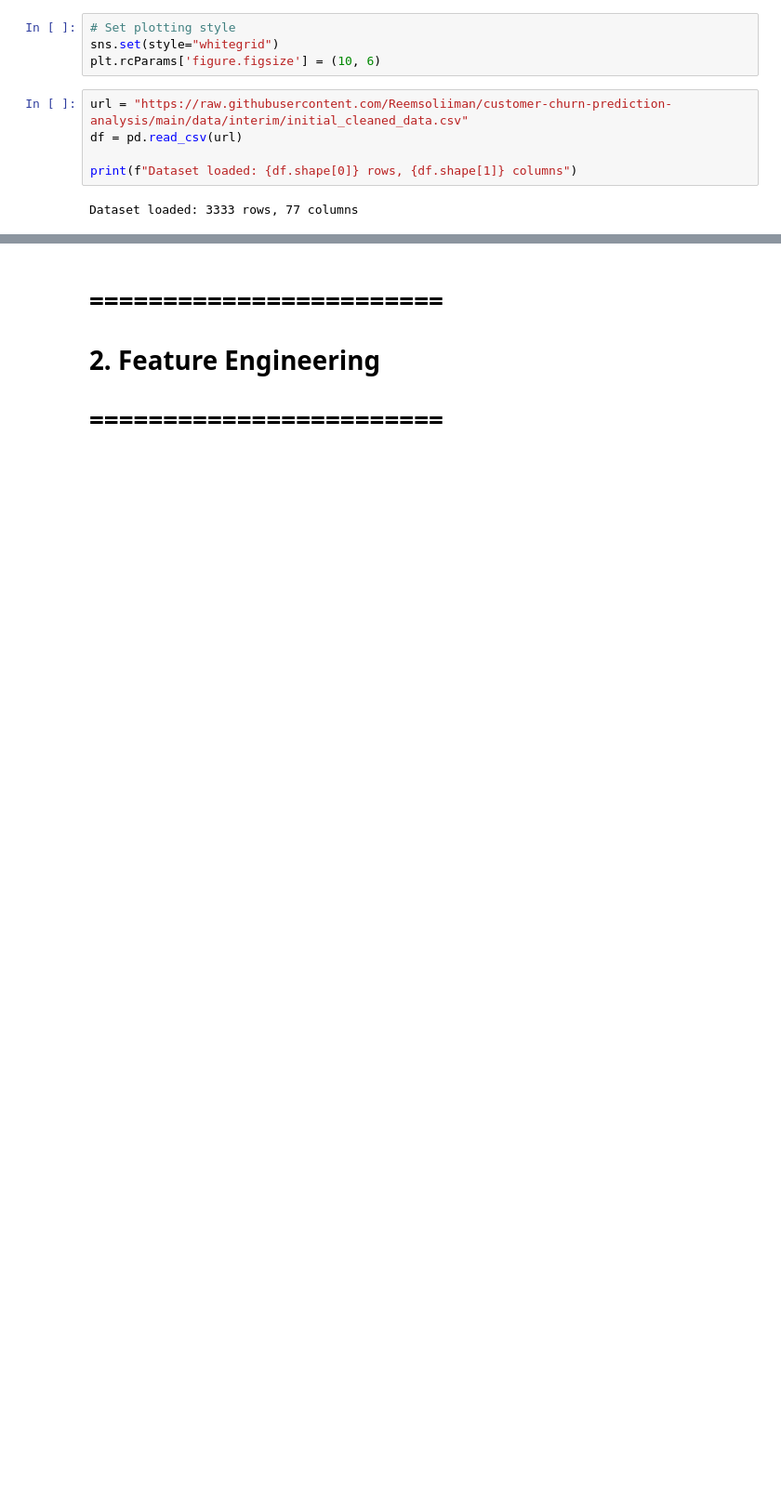
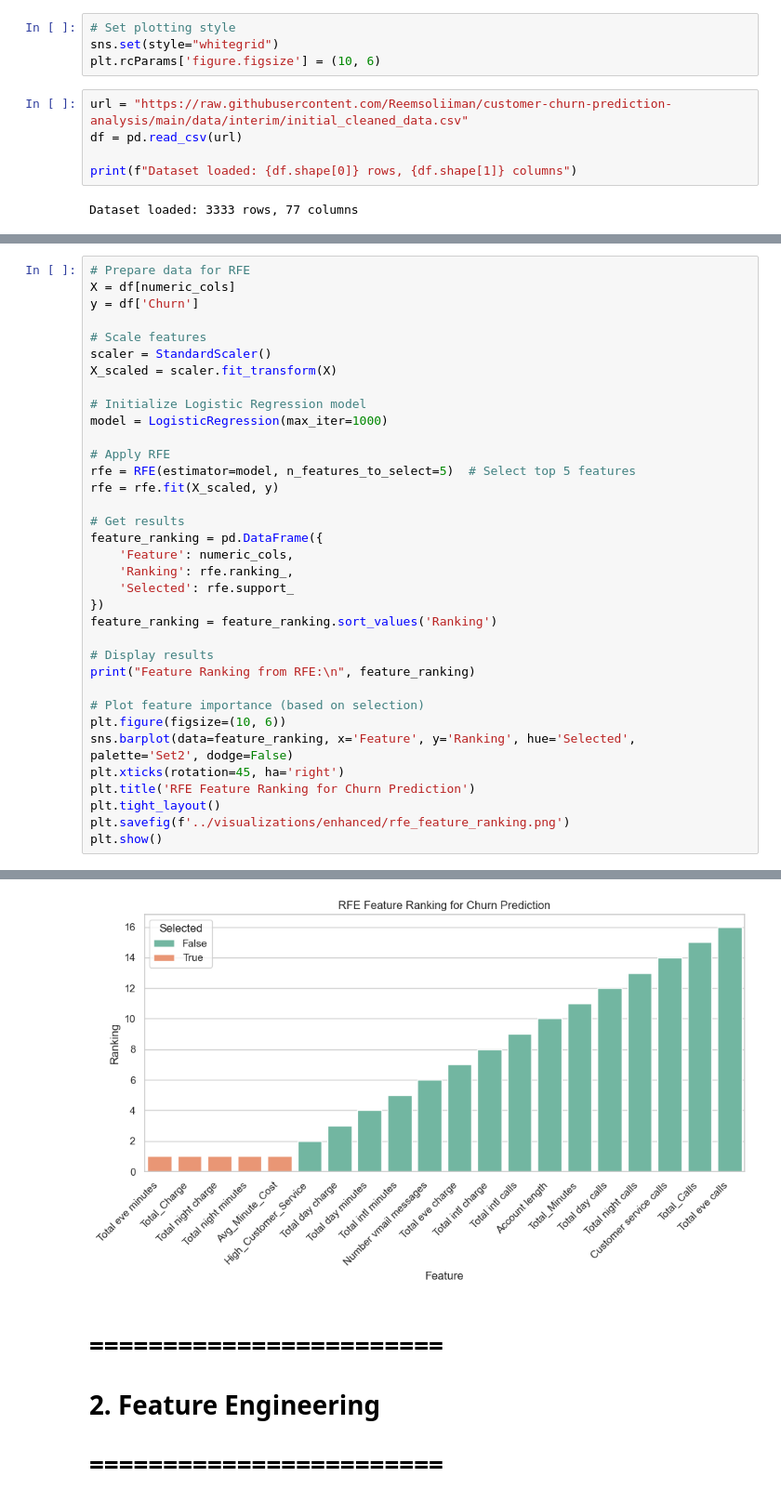
Before and after one commit to Reemsoliiman/customer-churn-prediction-analysis, a Jupyter notebook: notebooks/02_feature_engineering.ipynb, the cells around one changed output, grey strips where cells are left out. Shown at 93% size. Saved outputs shown, nothing was run; the diff lists cells and outputs as text; blank space fills up the shorter version.

```diff
--- a/notebooks/02_feature_engineering.ipynb
+++ b/notebooks/02_feature_engineering.ipynb
@@ -515,0 +192,36 @@ Feature Selection Summary:
+# %%
+# Prepare data for RFE
+X = df[numeric_cols]
+y = df['Churn']
+
+# Scale features
+scaler = StandardScaler()
+X_scaled = scaler.fit_transform(X)
+
+# Initialize Logistic Regression model
+model = LogisticRegression(max_iter=1000)
+
+# Apply RFE
+rfe = RFE(estimator=model, n_features_to_select=5)  # Select top 5 features
+rfe = rfe.fit(X_scaled, y)
+
+# Get results
+feature_ranking = pd.DataFrame({
+    'Feature': numeric_cols,
+    'Ranking': rfe.ranking_,
+    'Selected': rfe.support_
+})
+feature_ranking = feature_ranking.sort_values('Ranking')
+
+# Display results
+print("Feature Ranking from RFE:\n", feature_ranking)
+
+# Plot feature importance (based on selection)
+plt.figure(figsize=(10, 6))
+sns.barplot(data=feature_ranking, x='Feature', y='Ranking', hue='Selected', palette='Set2', dodge=False)
+plt.xticks(rotation=45, ha='right')
+plt.title('RFE Feature Ranking for Churn Prediction')
+plt.tight_layout()
+plt.savefig(f'../visualizations/enhanced/rfe_feature_ranking.png')
+plt.show()
+# %% [output]
@@ -516,3 +245,4 @@ Feature Selection Summary:
+[figure, added]
 # %% [markdown]
 # ========================
 # 2. Feature Engineering
```
Also changed, not shown: parts of 35 cells of this notebook, 15 other files.
